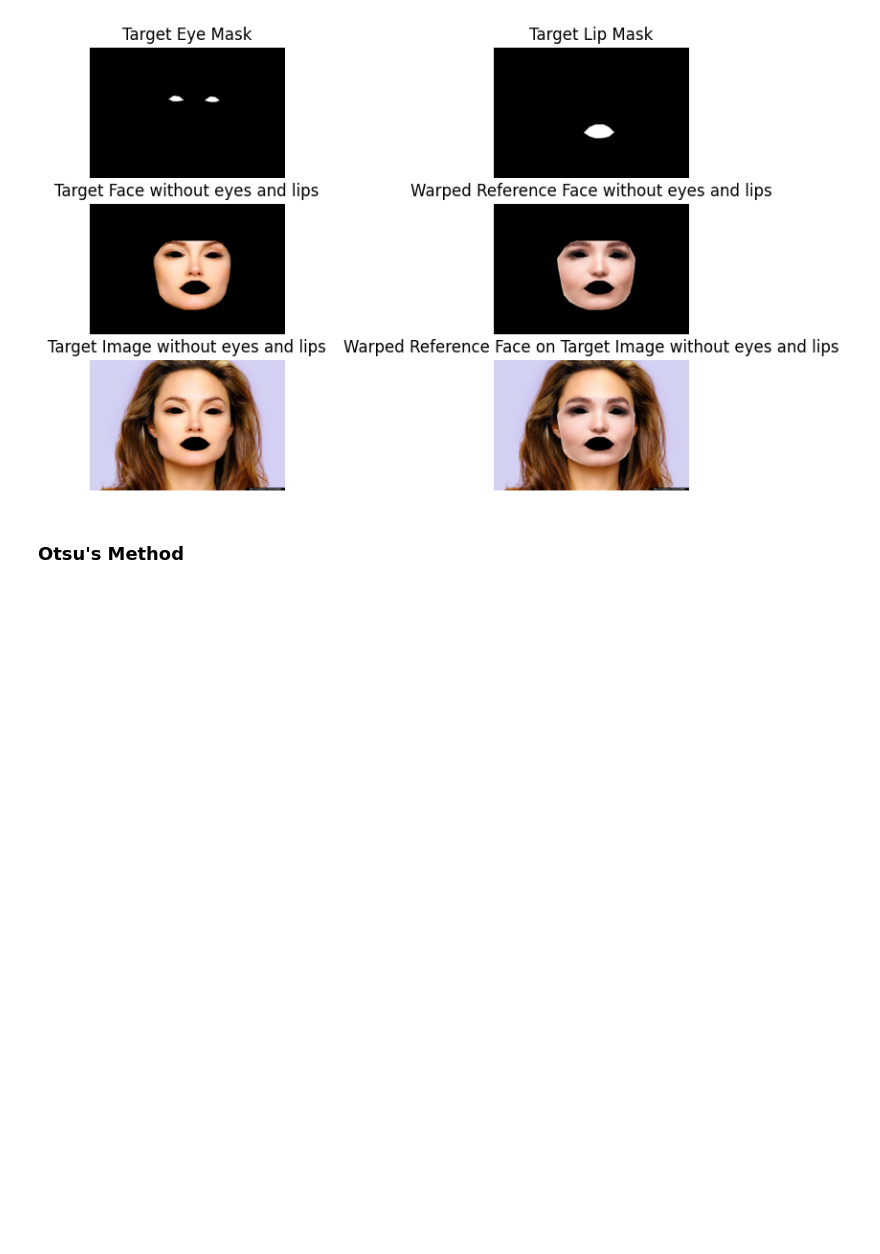
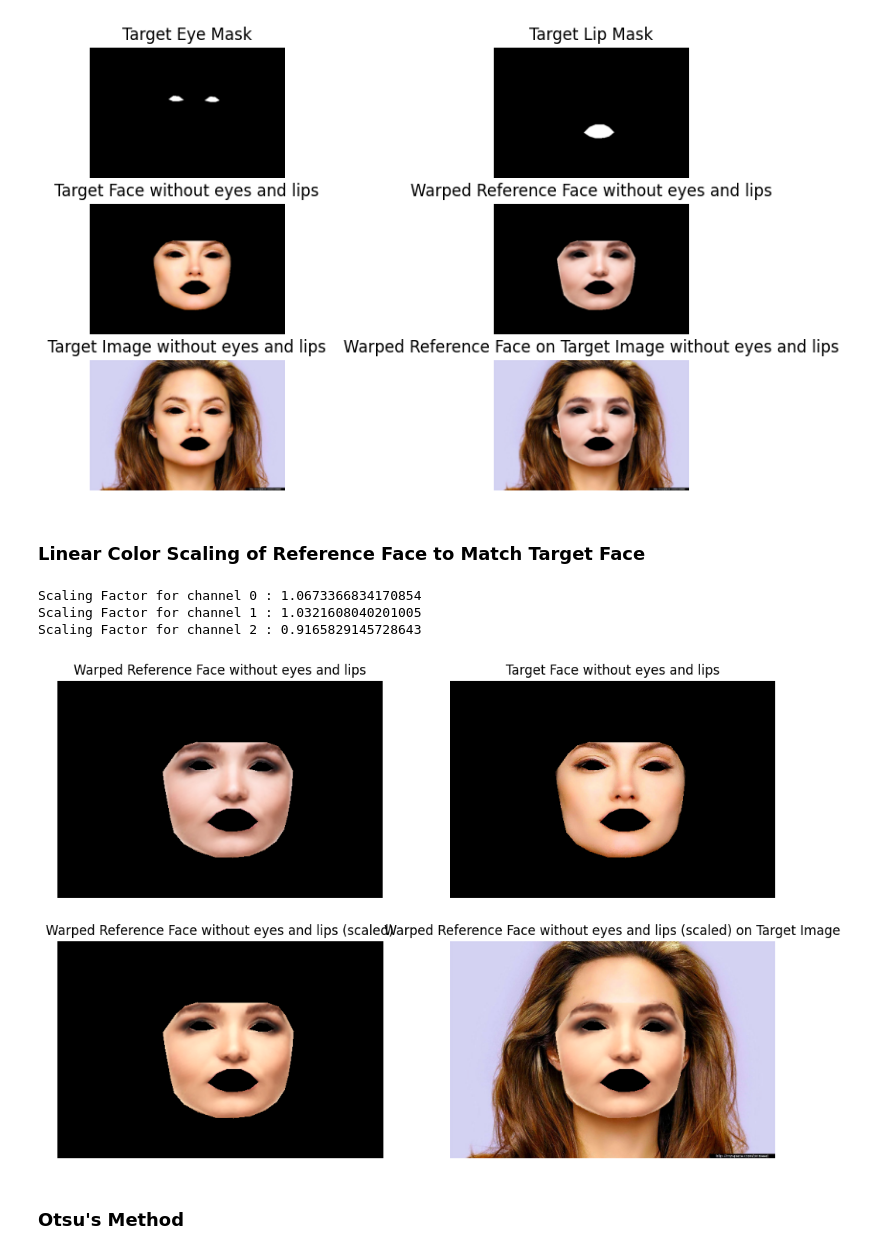
Before and after one commit to AakashR13/Digital_Makeup_Generation, a Jupyter notebook: main.ipynb, the cells around one changed output. Cells and saved outputs as stored; diff of their text form; code cells hidden in the pictures; blank space fills up the shorter version.

Commit message:
added linear scaling to match skin colour

```diff
--- a/main.ipynb
+++ b/main.ipynb
@@ -227,3 +202,65 @@ plt.title("Warped Reference Face")
+# %% [markdown]
+### Linear Color Scaling of Reference Face to Match Target Face
+# %%
+def linearColorScaling(warped_ref_face_without_eye_lip, trgt_face_without_eye_lip, face_mask):
+
+    # scale the warped reference face to match the color of the target face. adjust the scaling factor to get the best result
+    warped_ref_face_without_eye_lip_scaled = np.empty_like(warped_ref_face_without_eye_lip, dtype=np.float64)
+
+    scaling_factors = np.linspace(0.6, 1.6, 200)
+
+    for i in range(3):
+        min_error = np.inf
+        for scaling_factor in scaling_factors:
+            a = warped_ref_face_without_eye_lip[:,:,i].flatten().astype(np.float64)
+            b = trgt_face_without_eye_lip[:,:,i].flatten().astype(np.float64)
+            a *= scaling_factor
+            #a = np.clip(a, 0, 255)
+            error = np.sum((a - b) ** 2)
+            if error < min_error:
+                min_error = error
+                best_scaling_factor = scaling_factor
+
+        warped_ref_face_without_eye_lip_scaled[:,:,i] = warped_ref_face_without_eye_lip[:,:,i].astype(np.float64) * best_scaling_factor
+        warped_ref_face_without_eye_lip_scaled[:,:,i] = np.clip(warped_ref_face_without_eye_lip_scaled[:,:,i], 0, 255)
+
+        #print("Scaling Factor for channel {} : {}".format(i, best_scaling_factor))
+
+    warped_ref_face_without_eye_lip_scaled[~face_mask] = 0
+
+    return warped_ref_face_without_eye_lip_scaled.astype(np.uint8)
+
+face_mask = mask - eye_lip_mask
+face_mask = face_mask.astype(bool)
+
+warped_ref_face_without_eye_lip_scaled = linearColorScaling(warped_ref_face_without_eye_lip, trgt_face_without_eye_lip, face_mask)
+
+warped_ref_face_without_eye_lip_scaled_on_trgt = warped_ref_face_without_eye_lip_scaled * face_mask[:,:,None] + trgt_img_without_eye_lip * ~face_mask[:,:,None]
+
+# show the original and scaled warped reference face
+plt.figure(figsize=(12,8))
+plt.subplot(221)
+plt.imshow(warped_ref_face_without_eye_lip)
+plt.axis('off')
+plt.title("Warped Reference Face without eyes and lips")
+plt.subplot(222)
+plt.imshow(trgt_face_without_eye_lip)
+plt.axis('off')
+plt.title("Target Face without eyes and lips")
+plt.subplot(223)
+plt.imshow(warped_ref_face_without_eye_lip_scaled)
+plt.axis('off')
+plt.title("Warped Reference Face without eyes and lips (scaled)")
+plt.subplot(224)
+plt.imshow(warped_ref_face_without_eye_lip_scaled_on_trgt)
+plt.axis('off')
+plt.title("Warped Reference Face without eyes and lips (scaled) on Target Image")
+plt.show()
+# %% [output]
+Scaling Factor for channel 0 : 1.0673366834170854
+Scaling Factor for channel 1 : 1.0321608040201005
+Scaling Factor for channel 2 : 0.9165829145728643
+[figure, added]
 # %% [markdown]
 ### Otsu's Method
 # %%
```
Also changed, not shown: parts of 1 cell of this notebook.
